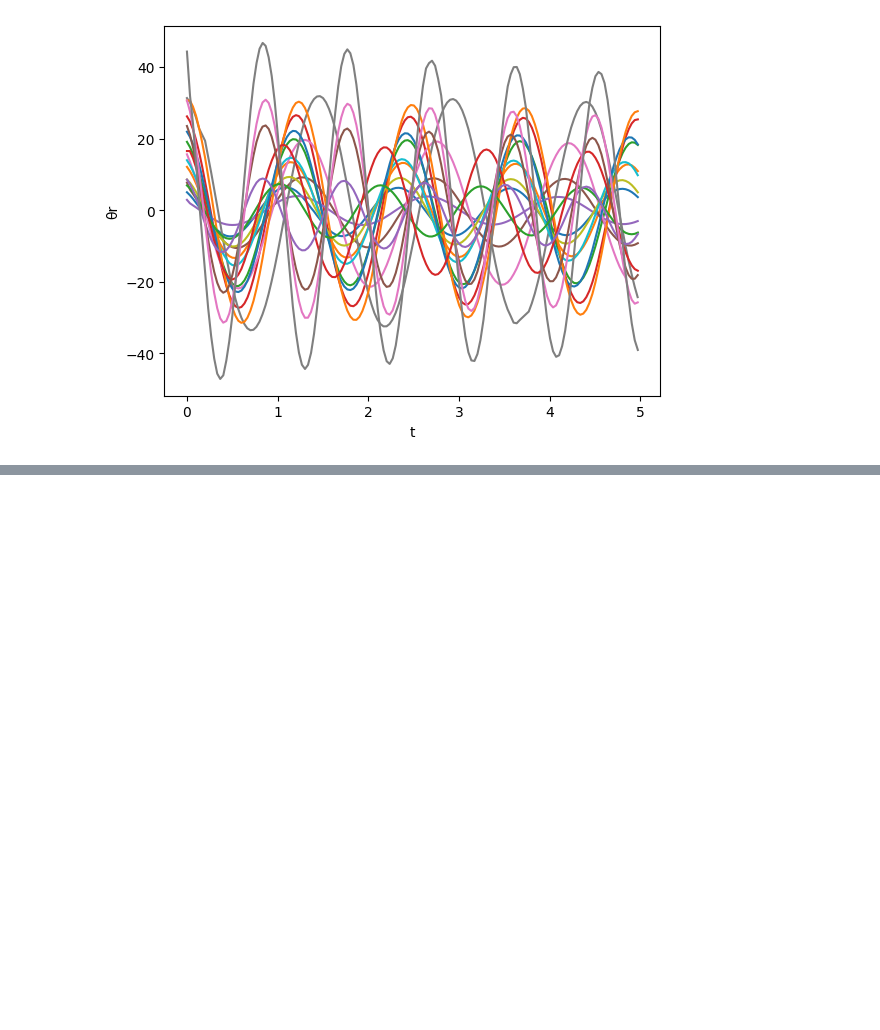
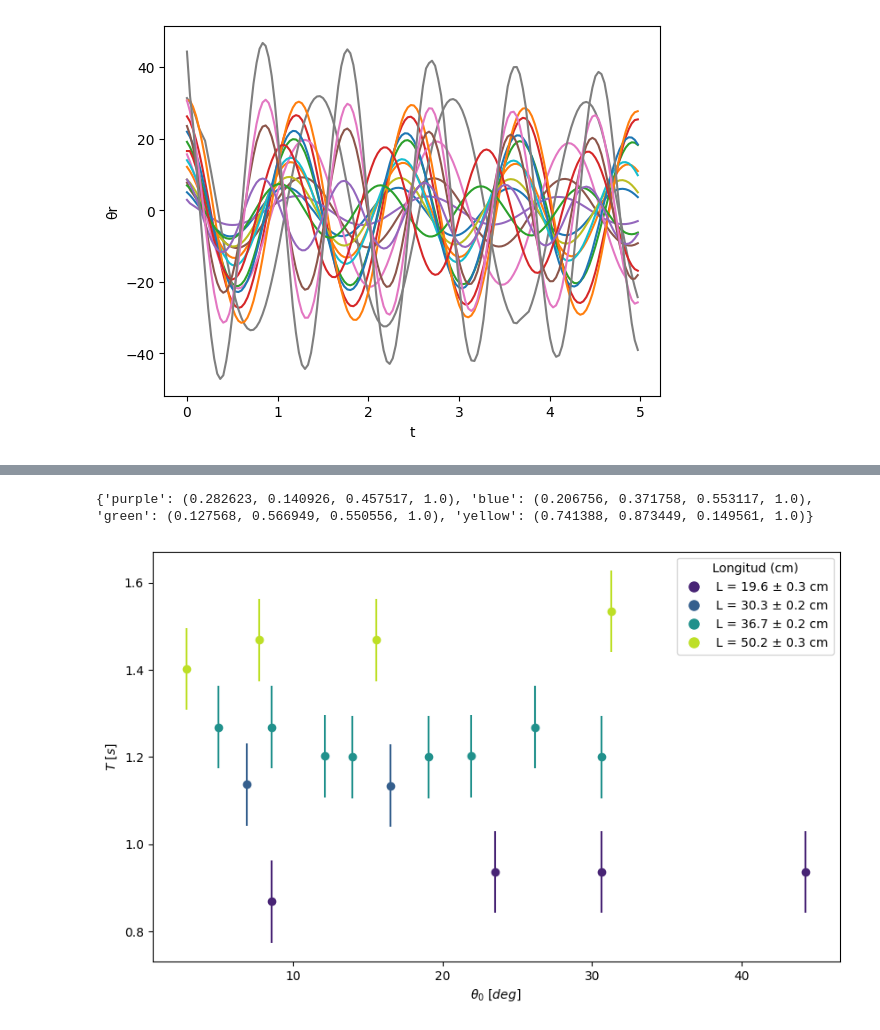
Before and after one commit to FacuVCanale/TP1-FISICA, a Jupyter notebook: code/graficos.ipynb, the cells around one changed output, grey strips where cells are left out. Saved outputs shown, nothing was run; the diff lists cells and outputs as text; code cells hidden in the pictures; blank space fills up the shorter version.

```diff
--- a/code/graficos.ipynb
+++ b/code/graficos.ipynb
@@ -267,0 +368,62 @@ No artists with labels found to put in legend.  Note that artists whose label st
+# %%
+import pandas as pd
+import numpy as np
+import matplotlib.pyplot as plt
+
+def graph_params(dataset_params):
+    # Crear un DataFrame con los datos
+    df = pd.DataFrame(dataset_params, columns=["L", "tita0", "A", "T", "f", "m", "dL", "sigma_tita0", "sigma_A", "sigma_T", "sigma_f"])
+
+    # Obtener colores discretos de la paleta viridis usando plt.get_cmap
+    cmap = plt.get_cmap('viridis')
+    colors_dict = {
+        'purple': cmap(0.1),  # Violeta claro (L < 30 cm)
+        'blue': cmap(0.3),    # Azul claro (30 cm ≤ L < 33 cm)
+        'green': cmap(0.5),   # Verde claro (33 cm ≤ L < 45 cm)
+        'yellow': cmap(0.9)   # Amarillo (L ≥ 45 cm)
+    }
+
+    # Asignar colores específicos según los rangos de longitud
+    def get_color_for_length(length):
+        if length < 30:
+            return colors_dict['purple']
+        elif 30 <= length < 33:
+            return colors_dict['blue']
+        elif 33 <= length < 45:
+            return colors_dict['green']
+        elif length >= 45:
+            return colors_dict['yellow']
+
+    # Gráfico T vs tita0 con color asignado según el rango de longitud
+    plt.figure(figsize=(10, 6))
+    ax = plt.gca()  # Obtener el eje actual
+
+    # Agregar los puntos al gráfico
+    for _, row in df.iterrows():
+        color = get_color_for_length(row["L"])
+        ax.errorbar(row["tita0"], row["T"], yerr=row["sigma_T"], fmt='o', color=color, xerr=0.2)
+
+    # Añadir leyenda manualmente
+    from matplotlib.lines import Line2D
+
+    legend_elements = [
+        Line2D([0], [0], marker='o', color='w', markerfacecolor=colors_dict['purple'], markersize=10, label='L = 19.6 ± 0.3 cm'),
+        Line2D([0], [0], marker='o', color='w', markerfacecolor=colors_dict['blue'], markersize=10, label='L = 30.3 ± 0.2 cm'),
+        Line2D([0], [0], marker='o', color='w', markerfacecolor=colors_dict['green'], markersize=10, label='L = 36.7 ± 0.2 cm'),
+        Line2D([0], [0], marker='o', color='w', markerfacecolor=colors_dict['yellow'], markersize=10, label='L = 50.2 ± 0.3 cm')
+    ]
+
+    print(colors_dict)
+
+    ax.legend(handles=legend_elements, title='Longitud (cm)')
+
+    # Etiquetas de los ejes y mostrar el gráfico
+    plt.xlabel(r'$\theta_0\ [deg]$')
+    plt.ylabel(r'$T\ [s]$')
+    plt.show()
+
+# Supongamos que dataset_params ya está definido y contiene los datos
+graph_params(dataset_params)
+# %% [output]
+{'purple': (0.282623, 0.140926, 0.457517, 1.0), 'blue': (0.206756, 0.371758, 0.553117, 1.0), 'green': (0.127568, 0.566949, 0.550556, 1.0), 'yellow': (0.741388, 0.873449, 0.149561, 1.0)}
+[figure, added]
```
Also changed, not shown: parts of 4 cells of this notebook, 5 other files.
